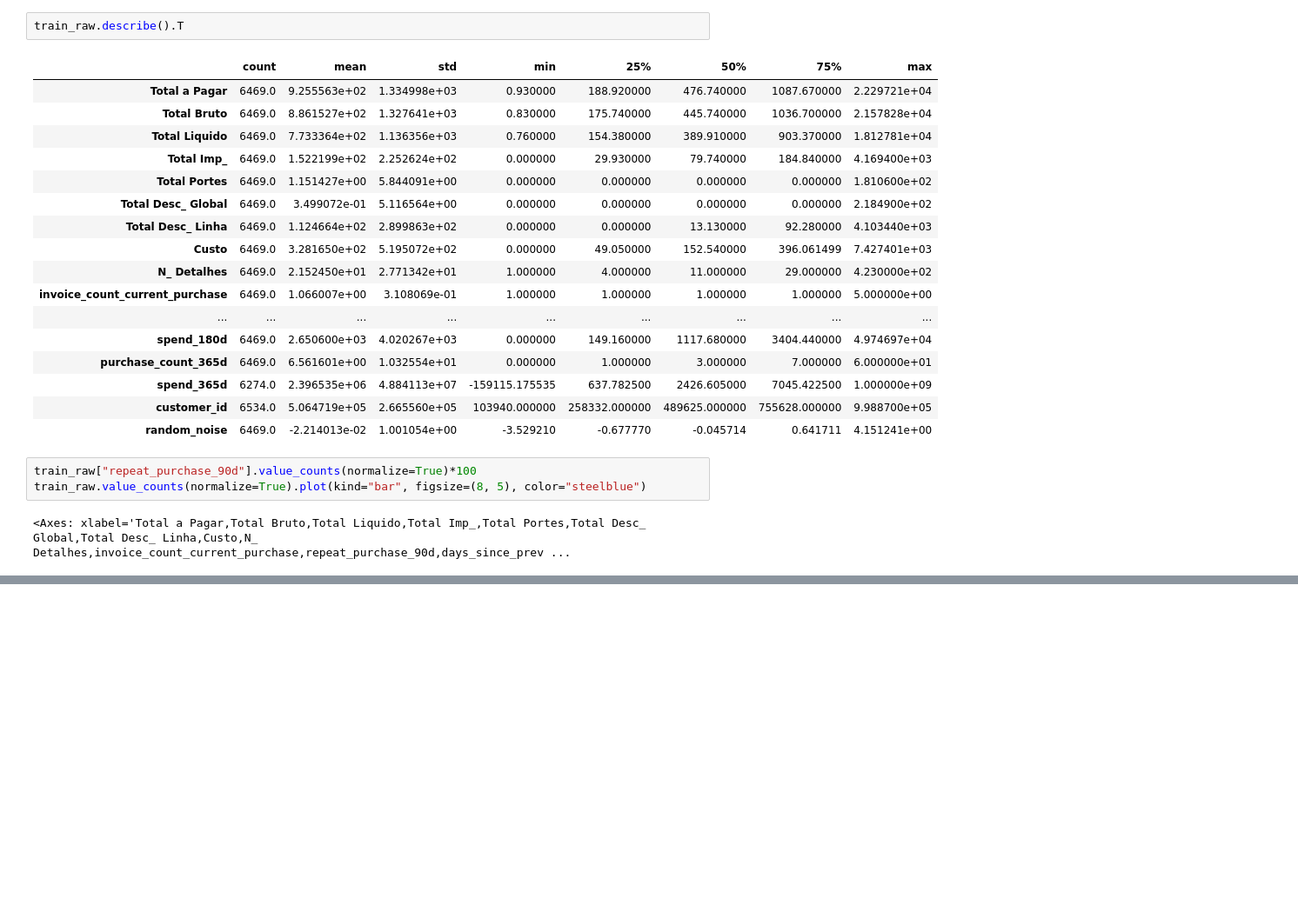
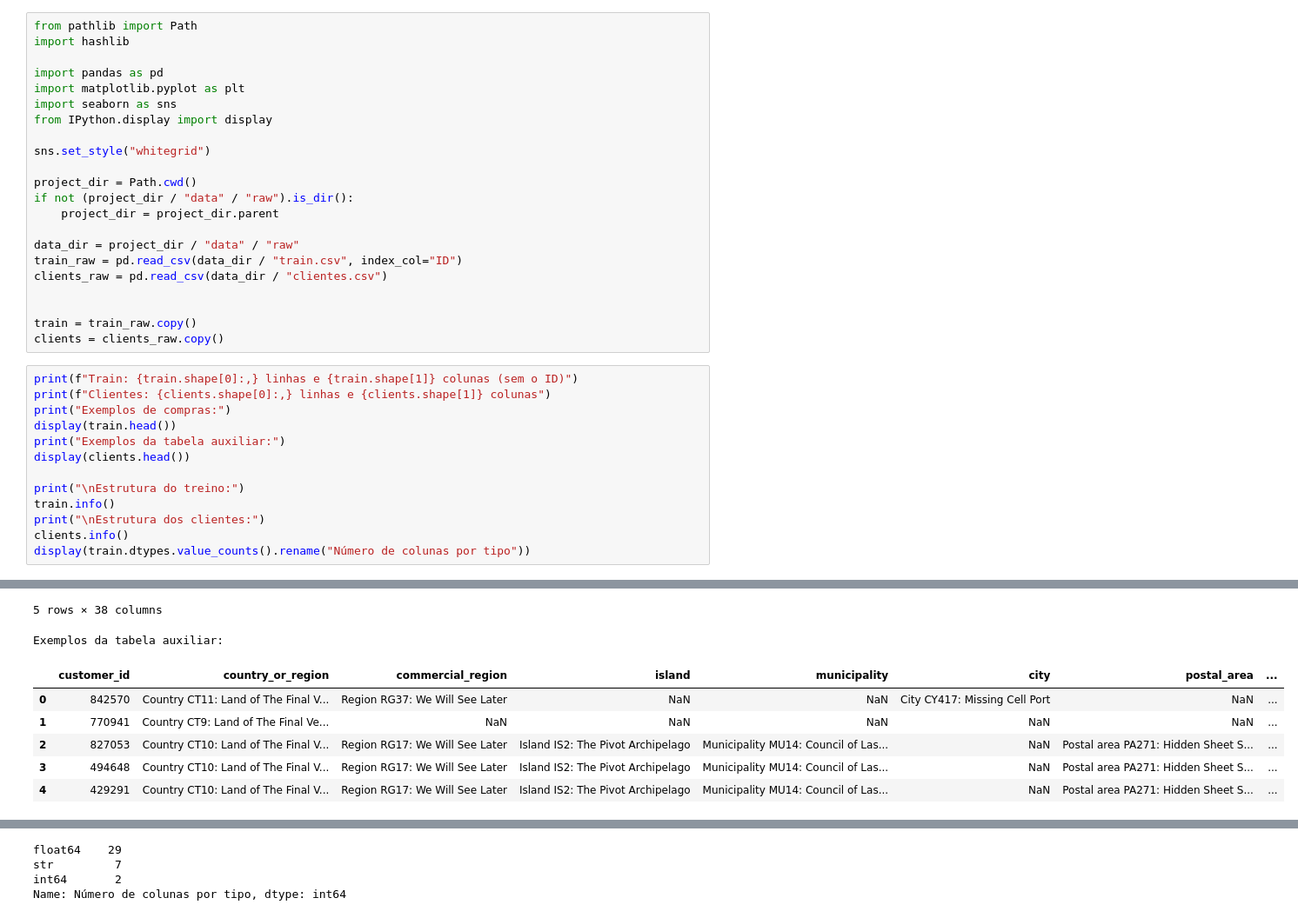
Before and after one commit to Martsnake/machine-learning, a Jupyter notebook: notebooks/Análise.ipynb, the cells around one changed output, grey strips where cells are left out. Shown at 87% size. Saved outputs shown, nothing was run; the diff lists cells and outputs as text; blank space fills up the shorter version.

```diff
--- a/notebooks/Análise.ipynb
+++ b/notebooks/Análise.ipynb
@@ -55,25 +1,36 @@ Name: count, dtype: int64
-# %%
-train_raw.describe().T
-# %% [output]
-|  | count | mean | std | min | 25% | 50% | 75% | max |
-| Total a Pagar | 6469.0 | 9.255563e+02 | 1.334998e+03 | 0.930000 | 188.920000 | 476.740000 | 1087.670000 | 2.229721e+04 |
-| Total Bruto | 6469.0 | 8.861527e+02 | 1.327641e+03 | 0.830000 | 175.740000 | 445.740000 | 1036.700000 | 2.157828e+04 |
-| Total Liquido | 6469.0 | 7.733364e+02 | 1.136356e+03 | 0.760000 | 154.380000 | 389.910000 | 903.370000 | 1.812781e+04 |
-| Total Imp_ | 6469.0 | 1.522199e+02 | 2.252624e+02 | 0.000000 | 29.930000 | 79.740000 | 184.840000 | 4.169400e+03 |
-| Total Portes | 6469.0 | 1.151427e+00 | 5.844091e+00 | 0.000000 | 0.000000 | 0.000000 | 0.000000 | 1.810600e+02 |
-| Total Desc_ Global | 6469.0 | 3.499072e-01 | 5.116564e+00 | 0.000000 | 0.000000 | 0.000000 | 0.000000 | 2.184900e+02 |
-| Total Desc_ Linha | 6469.0 | 1.124664e+02 | 2.899863e+02 | 0.000000 | 0.000000 | 13.130000 | 92.280000 | 4.103440e+03 |
-| Custo | 6469.0 | 3.281650e+02 | 5.195072e+02 | 0.000000 | 49.050000 | 152.540000 | 396.061499 | 7.427401e+03 |
-| N_ Detalhes | 6469.0 | 2.152450e+01 | 2.771342e+01 | 1.000000 | 4.000000 | 11.000000 | 29.000000 | 4.230000e+02 |
-| invoice_count_current_purchase | 6469.0 | 1.066007e+00 | 3.108069e-01 | 1.000000 | 1.000000 | 1.000000 | 1.000000 | 5.000000e+00 |
-| ... | ... | ... | ... | ... | ... | ... | ... | ... |
-| spend_180d | 6469.0 | 2.650600e+03 | 4.020267e+03 | 0.000000 | 149.160000 | 1117.680000 | 3404.440000 | 4.974697e+04 |
-| purchase_count_365d | 6469.0 | 6.561601e+00 | 1.032554e+01 | 0.000000 | 1.000000 | 3.000000 | 7.000000 | 6.000000e+01 |
-| spend_365d | 6274.0 | 2.396535e+06 | 4.884113e+07 | -159115.175535 | 637.782500 | 2426.605000 | 7045.422500 | 1.000000e+09 |
-| customer_id | 6534.0 | 5.064719e+05 | 2.665560e+05 | 103940.000000 | 258332.000000 | 489625.000000 | 755628.000000 | 9.988700e+05 |
-| random_noise | 6469.0 | -2.214013e-02 | 1.001054e+00 | -3.529210 | -0.677770 | -0.045714 | 0.641711 | 4.151241e+00 |
-# %%
-train_raw["repeat_purchase_90d"].value_counts(normalize=True)*100
-train_raw.value_counts(normalize=True).plot(kind="bar", figsize=(8, 5), color="steelblue")
-# %% [output]
-<Axes: xlabel='Total a Pagar,Total Bruto,Total Liquido,Total Imp_,Total Portes,Total Desc_ Global,Total Desc_ Linha,Custo,N_ Detalhes,invoice_count_current_purchase,repeat_purchase_90d,days_since_prev ...
+# %%
+from pathlib import Path
+import hashlib
+
+import pandas as pd
+import matplotlib.pyplot as plt
+import seaborn as sns
+from IPython.display import display
+
+sns.set_style("whitegrid")
+
+project_dir = Path.cwd()
+if not (project_dir / "data" / "raw").is_dir():
+    project_dir = project_dir.parent
+
+data_dir = project_dir / "data" / "raw"
+train_raw = pd.read_csv(data_dir / "train.csv", index_col="ID")
+clients_raw = pd.read_csv(data_dir / "clientes.csv")
+
+
+train = train_raw.copy()
+clients = clients_raw.copy()
+# %%
+print(f"Train: {train.shape[0]:,} linhas e {train.shape[1]} colunas (sem o ID)")
+print(f"Clientes: {clients.shape[0]:,} linhas e {clients.shape[1]} colunas")
+print("Exemplos de compras:")
+display(train.head())
+print("Exemplos da tabela auxiliar:")
+display(clients.head())
+
+print("\nEstrutura do treino:")
+train.info()
+print("\nEstrutura dos clientes:")
+clients.info()
+display(train.dtypes.value_counts().rename("Número de colunas por tipo"))
+# %% [output]
@@ -79,0 +47,8 @@ train_raw.value_counts(normalize=True).plot(kind="bar", figsize=(8, 5), color="s
+5 rows × 38 columns
+Exemplos da tabela auxiliar:
+|  | customer_id | country_or_region | commercial_region | island | municipality | city | postal_area | ... |
+| 0 | 842570 | Country CT11: Land of The Final V... | Region RG37: We Will See Later | NaN | NaN | City CY417: Missing Cell Port | NaN | ... |
+| 1 | 770941 | Country CT9: Land of The Final Ve... | NaN | NaN | NaN | NaN | NaN | ... |
+| 2 | 827053 | Country CT10: Land of The Final V... | Region RG17: We Will See Later | Island IS2: The Pivot Archipelago | Municipality MU14: Council of Las... | NaN | Postal area PA271: Hidden Sheet S... | ... |
+| 3 | 494648 | Country CT10: Land of The Final V... | Region RG17: We Will See Later | Island IS2: The Pivot Archipelago | Municipality MU14: Council of Las... | NaN | Postal area PA271: Hidden Sheet S... | ... |
+| 4 | 429291 | Country CT10: Land of The Final V... | Region RG17: We Will See Later | Island IS2: The Pivot Archipelago | Municipality MU14: Council of Las... | NaN | Postal area PA271: Hidden Sheet S... | ... |
@@ -79,0 +72,4 @@ train_raw.value_counts(normalize=True).plot(kind="bar", figsize=(8, 5), color="s
+float64    29
+str         7
+int64       2
+Name: Número de colunas por tipo, dtype: int64
```
Also changed, not shown: parts of 18 cells of this notebook, 1 other file.
